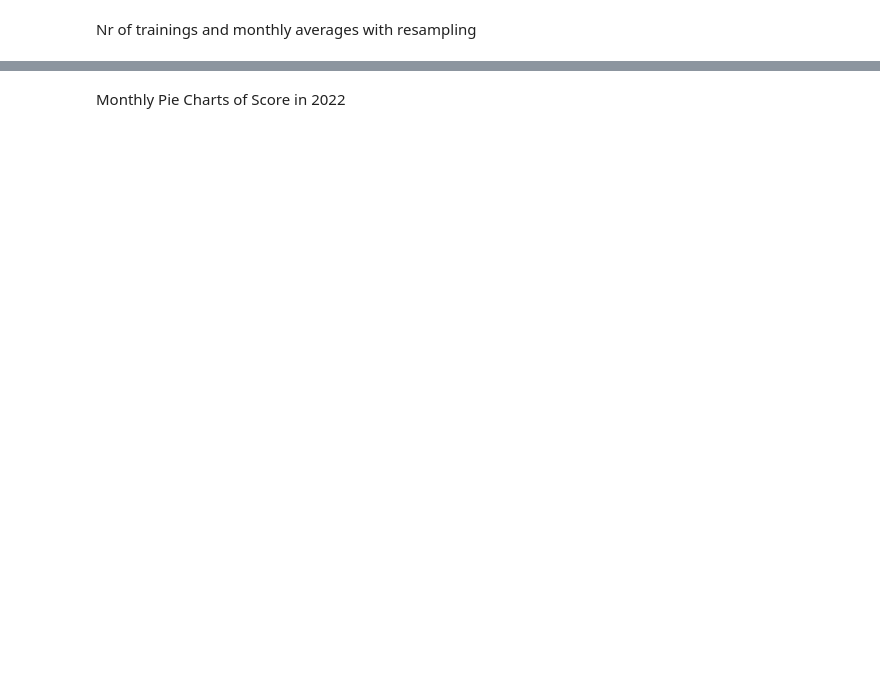
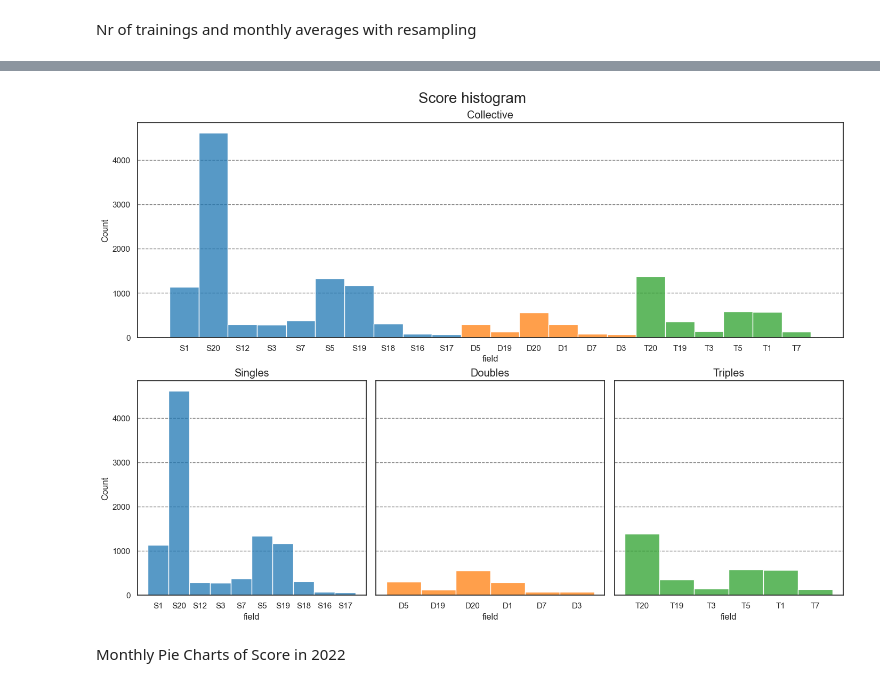
Before and after one commit to KSaccer/jupyter_darts_statistics, a Jupyter notebook: darts_statistics.ipynb, the cells around one changed output, grey strips where cells are left out. Saved outputs shown, nothing was run; the diff lists cells and outputs as text; code cells hidden in the pictures; blank space fills up the shorter version.

```diff
--- a/darts_statistics.ipynb
+++ b/darts_statistics.ipynb
@@ -120,3 +89,33 @@ df_field["field"].hist(ax=axs[1], color='lightsteelblue', edgecolor='black', gri
+# %%
+df_field = df.copy()
+df_field["field"] = df["prefix"] + df["score"].astype(str)
+sns.set_theme(style="white")
+fig, axs = plt.subplot_mosaic([["u", "u", "u"],
+                               ["ll", "lm", "lr"]],
+                               figsize=(14, 10), layout="constrained", sharey=True )
+
+fig.suptitle("Score histogram", fontsize=20)
+
+sns.histplot(data=df_field[df_field["prefix"] == "S"], x="field", color="tab:blue", ax=axs["u"])
+sns.histplot(data=df_field[df_field["prefix"] == "D"], x="field", color="tab:orange", ax=axs["u"])
+sns.histplot(data=df_field[df_field["prefix"] == "T"], x="field", color="tab:green",  ax=axs["u"])
+
+sns.histplot(data=df_field[df_field["prefix"] == "S"], x="field", color="tab:blue", ax=axs["ll"])
+sns.histplot(data=df_field[df_field["prefix"] == "D"], x="field", color="tab:orange", ax=axs["lm"])
+sns.histplot(data=df_field[df_field["prefix"] == "T"], x="field", color="tab:green",  ax=axs["lr"])
+
+titles = {
+    "u": "Collective",
+    "ll": "Singles",
+    "lm": "Doubles",
+    "lr": "Triples"
+    }
+
+for ax in axs:
+    axs[ax].yaxis.grid(color='gray', linestyle='dashed')
+    axs[ax].set_title(titles[ax], size='large')
+# %% [output]
+[figure, added]
 # %% [markdown]
 Monthly Pie Charts of Score in 2022
 # %%
```
Also changed, not shown: parts of 10 cells of this notebook.
